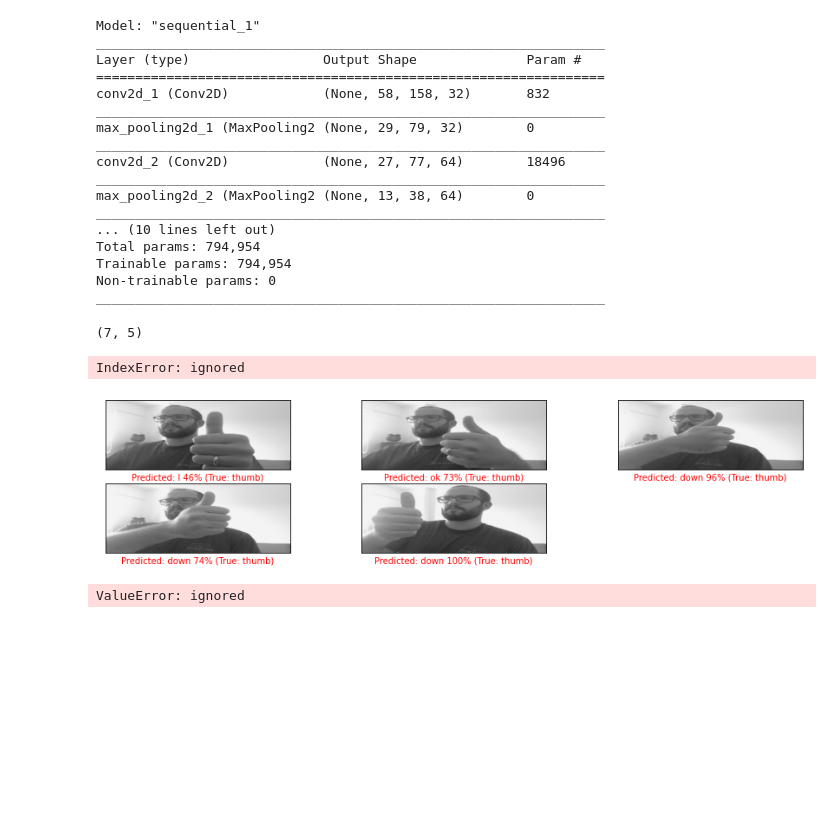
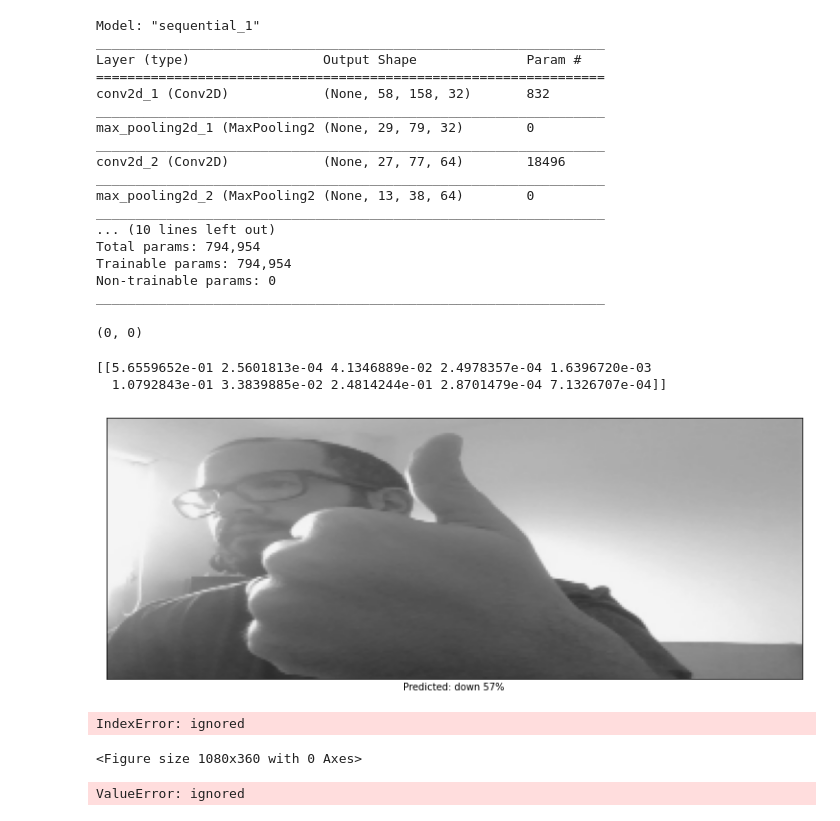
Before and after one commit to thgmntr/colab, a Jupyter notebook: HandRecognition.ipynb, the cells around one changed output. Saved outputs shown, nothing was run; the diff lists cells and outputs as text; code cells hidden in the pictures; blank space fills up the shorter version.

```diff
--- a/HandRecognition.ipynb
+++ b/HandRecognition.ipynb
@@ -391,7 +399,7 @@ except Exception as err:
 imagepaths = []
 
 # Go through all the files and subdirectories inside a folder and save path to images inside list
-for root, dirs, files in os.walk("/content/drive/My Drive/Colab Notebooks/HandRecognition/", topdown=False):
+for root, dirs, files in os.walk("./data", topdown=False):
   for name in files:
     path = os.path.join(root, name)
     if path.endswith(".jpg"): # We want only the images
@@ -412,7 +420,7 @@ for path in imagepaths:
   X.append(img)
 
   # Processing label in image path
-  category = path.split("/")[7]
+  category = path.split("/")[len(path.split("/"))-1]
   label = int(category.split("_")[0][1]) # We need to convert 10_down to 00_down, or else it crashes
   y.append(label)
 
@@ -457,12 +465,19 @@ _________________________________________________________________
 predictions = model.predict(X) # Make predictions towards the test set
 np.argmax(predictions[0]), y[0] # If same, got it right
 # %% [output]
-(7, 5)
+(0, 0)
+# %%
+print(predictions)
+validate(predictions, X)
+# %% [output]
+[[5.6559652e-01 2.5601813e-04 4.1346889e-02 2.4978357e-04 1.6396720e-03
+  1.0792843e-01 3.3839885e-02 2.4814244e-01 2.8701479e-04 7.1326707e-04]]
+[figure, added]
 # %%
 validate_9_images(predictions, y, X)
 # %% [output]
 IndexError: ignored
-[figure, removed]
+<Figure size 1080x360 with 0 Axes>
 # %%
 # H = Horizontal
 # V = Vertical
```
Also changed, not shown: parts of 9 cells of this notebook.
